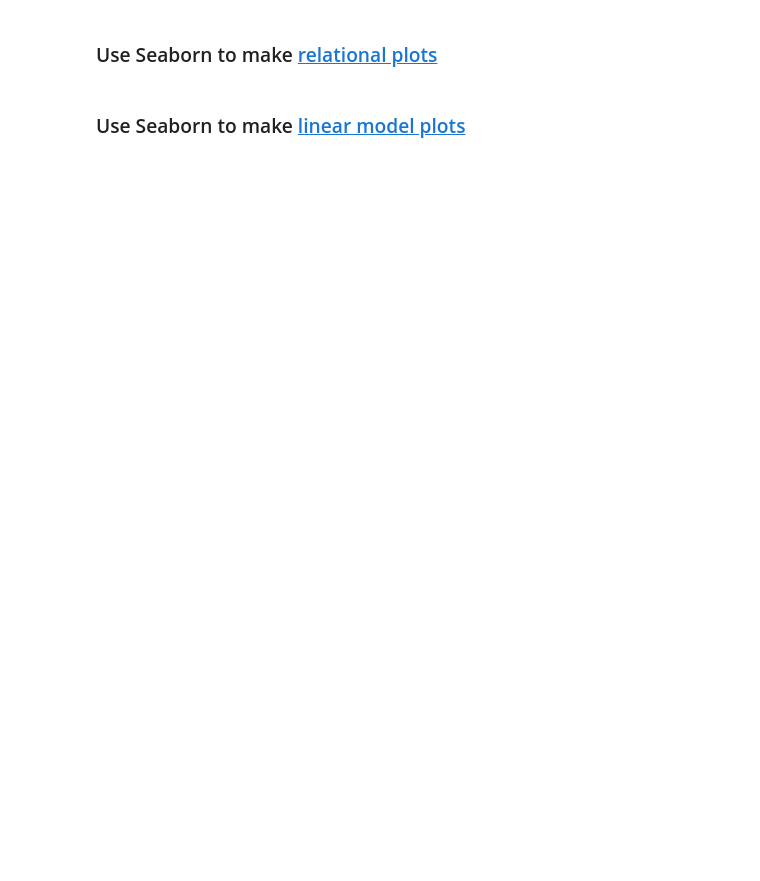
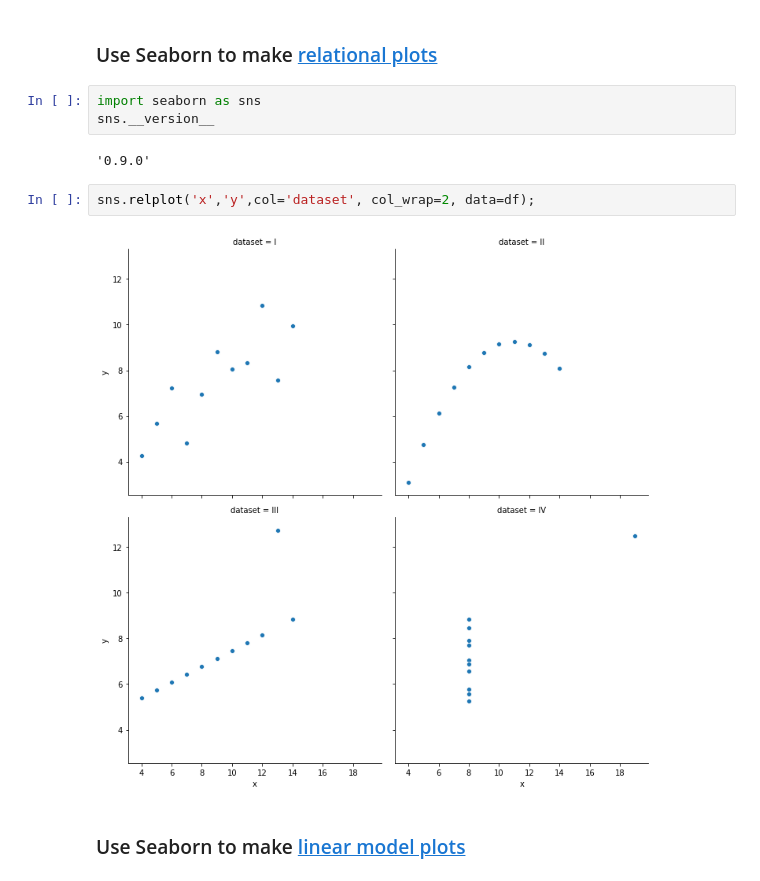
Before and after one commit to bloominstituteoftechnology/DS-Sprint-02-Storytelling-With-Data, a Jupyter notebook: module2-choose-appropriate-visualizations/LS_DS_122_Choose_appropriate_visualizations.ipynb, the cells around one changed output. Saved outputs shown, nothing was run; the diff lists cells and outputs as text; blank space fills up the shorter version.

```diff
--- a/module2-choose-appropriate-visualizations/LS_DS_122_Choose_appropriate_visualizations.ipynb
+++ b/module2-choose-appropriate-visualizations/LS_DS_122_Choose_appropriate_visualizations.ipynb
@@ -82,4 +223,13 @@ df = sns.load_dataset('anscombe')
 # %% [markdown]
 ### Use Seaborn to make [relational plots](http://seaborn.pydata.org/generated/seaborn.relplot.html)
+# %%
+import seaborn as sns
+sns.__version__
+# %% [output]
+'0.9.0'
+# %%
+sns.relplot('x','y',col='dataset', col_wrap=2, data=df);
+# %% [output]
+[figure, added]
 # %% [markdown]
 ### Use Seaborn to make [linear model plots](http://seaborn.pydata.org/generated/seaborn.lmplot.html)
```
Also changed, not shown: parts of 31 cells of this notebook.
